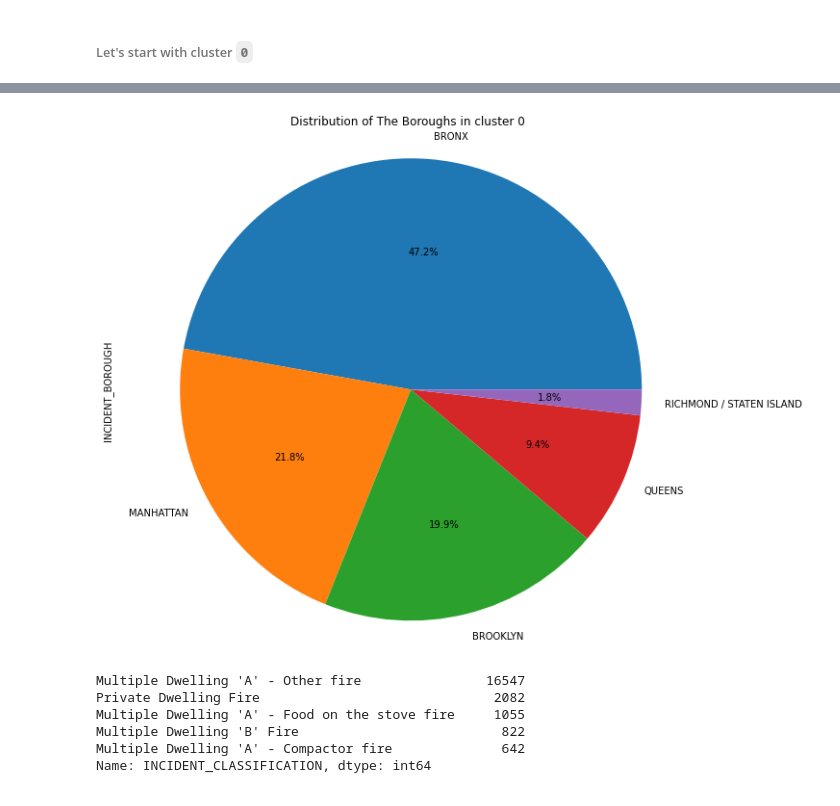
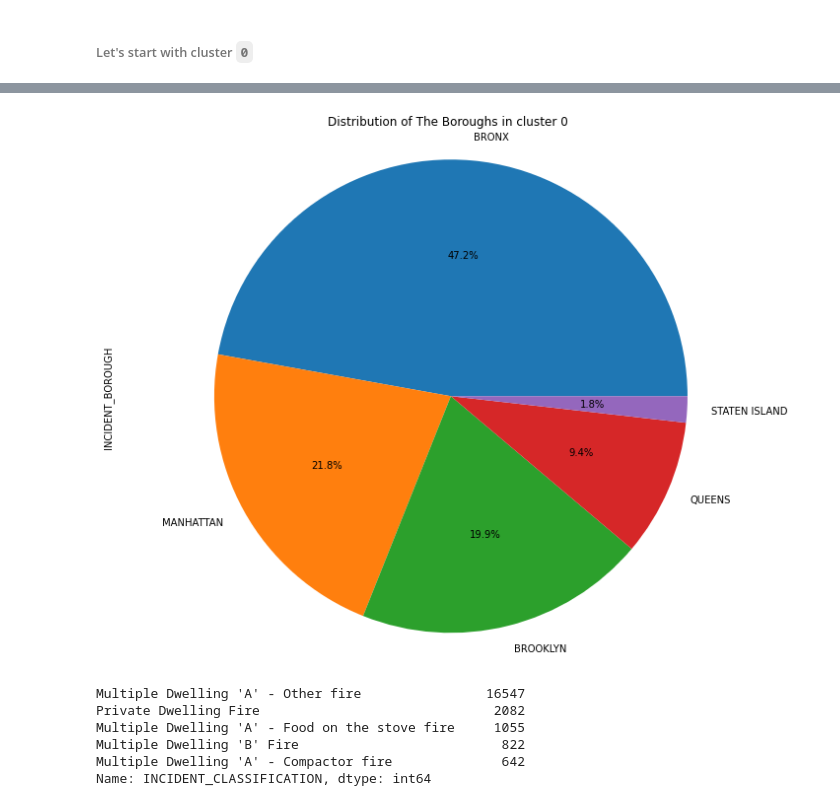
Before and after one commit to kkrusere/Developing-a-Score-to-Measure-Riskiness-of-Residential-Properties-Insurance, a Jupyter notebook: modeling.ipynb, the cells around one changed output, grey strips where cells are left out. Drawn from its saved outputs; the diff is of its cells as text; code cells hidden in the pictures.

```diff
--- a/modeling.ipynb
+++ b/modeling.ipynb
@@ -343,12 +343,12 @@ We are going to create a pandas groupedby object using the cluster column. This
 # %%
 #lets create some helper fuctions
 
-def get_cluster_df(cluster_name, cluster_grouped_dataset=cluster_grouped_dataset):
+def get_cluster_df(cluster_name, cluster_grouped_dataset):
   """
   This function basically takes in the name of the cluster and uses that to filter the `cluster_grouped_dataset`
   The function returns a dataframe filtered for the specific cluster (the cluster is also reindexed)
   """
-  cluster_filtered_df = cluster_grouped_dataset.get_group('0')
+  cluster_filtered_df = cluster_grouped_dataset.get_group(cluster_name)
   cluster_filtered_df = cluster_filtered_df.reset_index(drop=True)
 
   return cluster_filtered_df
@@ -371,8 +371,11 @@ def get_borough_df(cluster_df, borough_name):
 We will read the data.
 # %%
 fdnyc_data = pd.read_csv("/content/drive/MyDrive/Capstone Project/MODEL_Fire_Incident_Dispatch_Data.csv")
+# %%
+fdnyc_data.columns = ['Cluster', 'INCIDENT_DATETIME', 'BOROUGH', 'ZIPCODE','HIGHEST_ALARM_LEVEL', 'INCIDENT_CLASSIFICATION','INCIDENT_CLASSIFICATION_GROUP']
 # %%
 fdnyc_data['ZIPCODE'] = fdnyc_data['ZIPCODE'].astype(str)
 fdnyc_data['Cluster'] = fdnyc_data['Cluster'].astype(str)
+fdnyc_data = fdnyc_data.replace(to_replace="RICHMOND / STATEN ISLAND", value="STATEN ISLAND")
 fdnyc_data.head()
 # %% [output]
@@ -422,5 +425,5 @@ The Above picture shows the frequency distribution of the clusters in our FDNY k
 # %% [markdown]
 ###### Let's start with cluster `0`
 # %%
-cluster_0_df = get_cluster_df('0')
+cluster_0_df = get_cluster_df('0', fdnyc_data.groupby("Cluster"))
 # %%
@@ -435,13 +438,13 @@ RICHMOND / STATEN ISLAND     379
 Name: INCIDENT_BOROUGH, dtype: int64
 # %%
-cluster_0_df['INCIDENT_BOROUGH'].value_counts().plot(kind='pie', autopct='%1.1f%%', figsize=(10,8))
+cluster_0_df['BOROUGH'].value_counts().plot(kind='pie', autopct='%1.1f%%', figsize=(10,8))
 
 plt.axis('equal')
 plt.title('Distribution of The Boroughs in cluster 0')
 plt.tight_layout()
 plt.show()
 # %% [output]
-[figure, old version]
+[figure, new version]
 # %%
 #still at cluster 0 lets look at the INCIDENT_CLASSIFICATION which is the types of fires that the FDNYC responded to
 cluster_0_df["INCIDENT_CLASSIFICATION"].value_counts()
```
Also changed, not shown: parts of 14 cells of this notebook.
